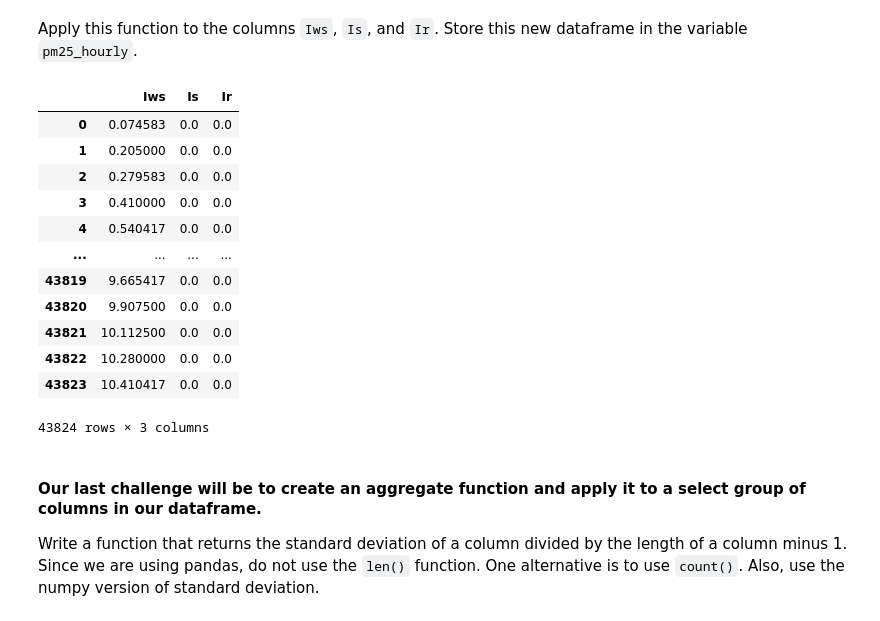
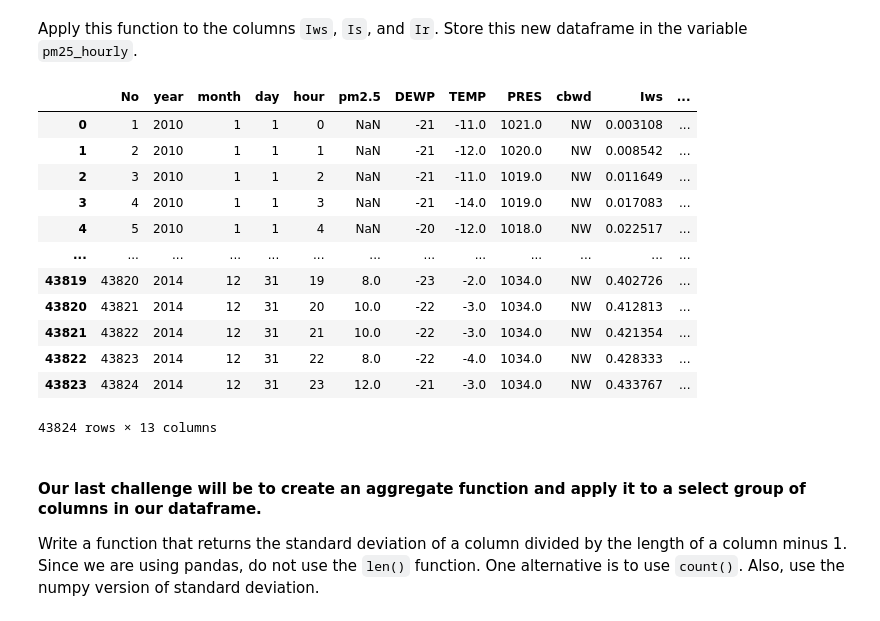
Before and after one commit to GerardDD/06-lab-map-reduce-filter, a Jupyter notebook: your-code/main.ipynb, the cells around one changed output. Drawn from its saved outputs; the diff is of its cells as text; code cells hidden in the pictures.

Commit message:
correction on the pm25_hourly dataframe. It was just getting the modified columns and not the whole dataframe

```diff
--- a/your-code/main.ipynb
+++ b/your-code/main.ipynb
@@ -277,22 +278,24 @@ Apply this function to the columns `Iws`, `Is`, and `Ir`. Store this new datafra
 # %%
 # Your code here:
 
-pm25_hourly = pm25.iloc[:, -3:].apply(hourly)
+pm25_hourly = pm25
+pm25_hourly.iloc[:, -3:] = pm25_hourly.iloc[:, -3:].apply(hourly)
+
 pm25_hourly
 # %% [output]
-|  | Iws | Is | Ir |
-| 0 | 0.074583 | 0.0 | 0.0 |
-| 1 | 0.205000 | 0.0 | 0.0 |
-| 2 | 0.279583 | 0.0 | 0.0 |
-| 3 | 0.410000 | 0.0 | 0.0 |
-| 4 | 0.540417 | 0.0 | 0.0 |
-| ... | ... | ... | ... |
-| 43819 | 9.665417 | 0.0 | 0.0 |
-| 43820 | 9.907500 | 0.0 | 0.0 |
-| 43821 | 10.112500 | 0.0 | 0.0 |
-| 43822 | 10.280000 | 0.0 | 0.0 |
-| 43823 | 10.410417 | 0.0 | 0.0 |
+|  | No | year | month | day | hour | pm2.5 | DEWP | TEMP | PRES | cbwd | Iws | ... |
+| 0 | 1 | 2010 | 1 | 1 | 0 | NaN | -21 | -11.0 | 1021.0 | NW | 0.003108 | ... |
+| 1 | 2 | 2010 | 1 | 1 | 1 | NaN | -21 | -12.0 | 1020.0 | NW | 0.008542 | ... |
+| 2 | 3 | 2010 | 1 | 1 | 2 | NaN | -21 | -11.0 | 1019.0 | NW | 0.011649 | ... |
+| 3 | 4 | 2010 | 1 | 1 | 3 | NaN | -21 | -14.0 | 1019.0 | NW | 0.017083 | ... |
+| 4 | 5 | 2010 | 1 | 1 | 4 | NaN | -20 | -12.0 | 1018.0 | NW | 0.022517 | ... |
+| ... | ... | ... | ... | ... | ... | ... | ... | ... | ... | ... | ... | ... |
+| 43819 | 43820 | 2014 | 12 | 31 | 19 | 8.0 | -23 | -2.0 | 1034.0 | NW | 0.402726 | ... |
+| 43820 | 43821 | 2014 | 12 | 31 | 20 | 10.0 | -22 | -3.0 | 1034.0 | NW | 0.412813 | ... |
+| 43821 | 43822 | 2014 | 12 | 31 | 21 | 10.0 | -22 | -3.0 | 1034.0 | NW | 0.421354 | ... |
+| 43822 | 43823 | 2014 | 12 | 31 | 22 | 8.0 | -22 | -4.0 | 1034.0 | NW | 0.428333 | ... |
+| 43823 | 43824 | 2014 | 12 | 31 | 23 | 12.0 | -21 | -3.0 | 1034.0 | NW | 0.433767 | ... |
-43824 rows × 3 columns
+43824 rows × 13 columns
 # %% [markdown]
 #### Our last challenge will be to create an aggregate function and apply it to a select group of columns in our dataframe.
 
```
Also changed, not shown: parts of 2 cells of this notebook.
